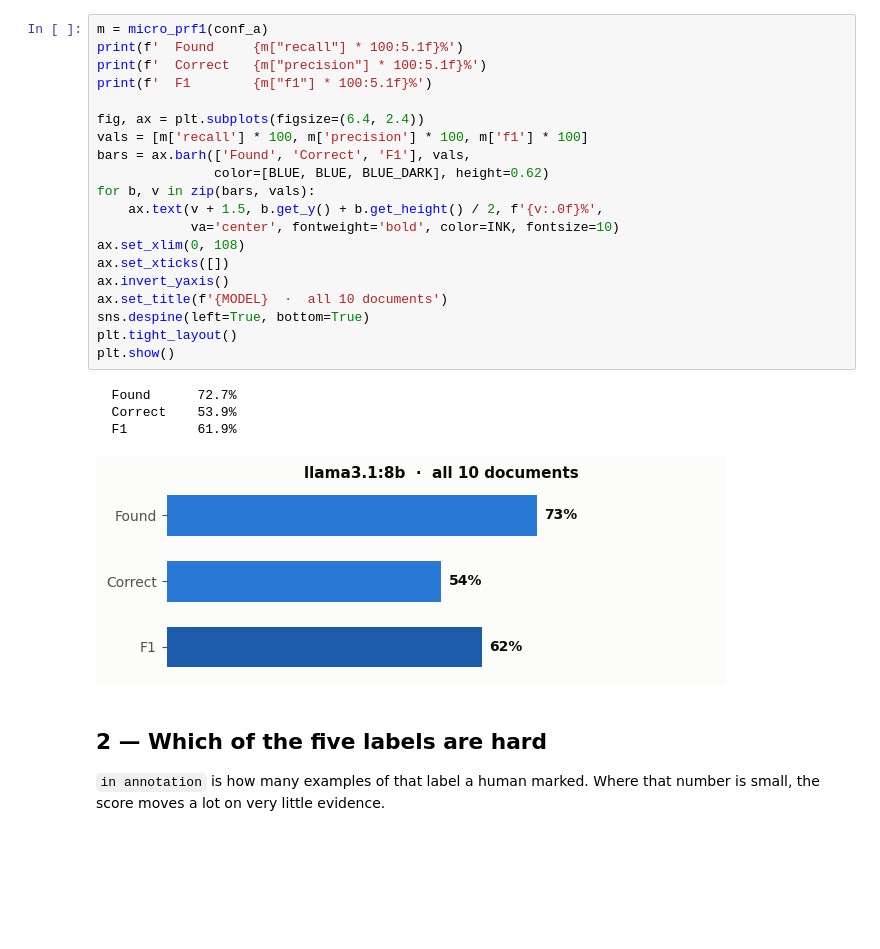
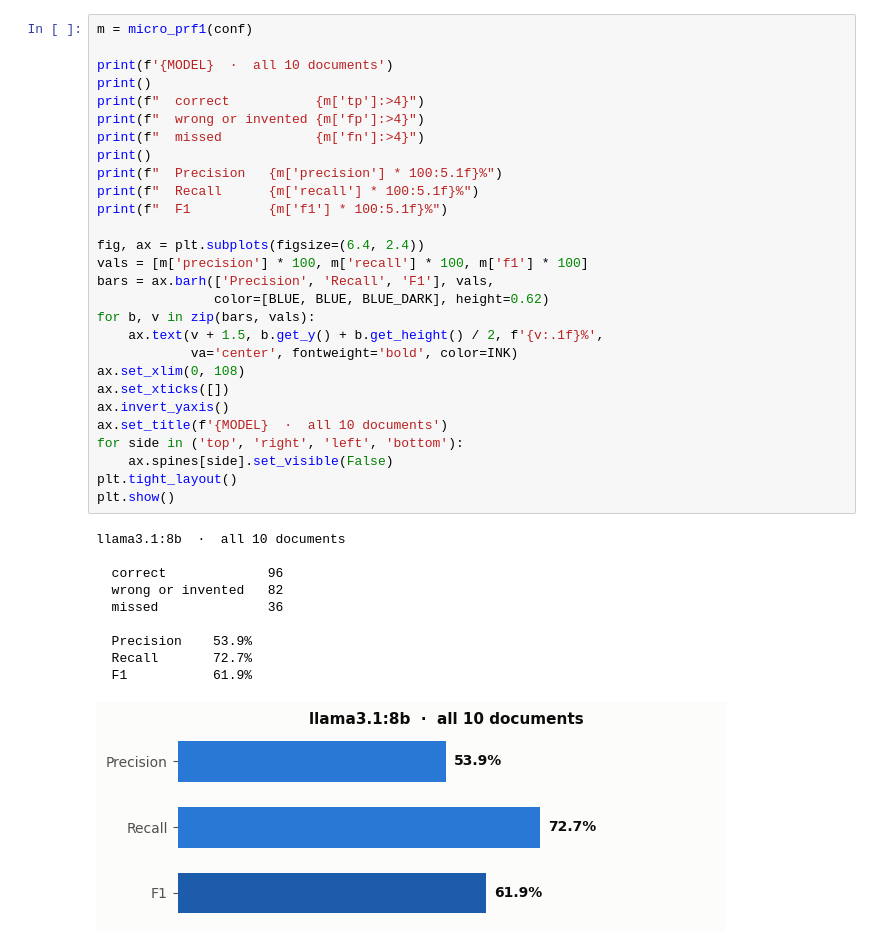
Before and after one commit to fairdataihub/dmpbridge, a Jupyter notebook: notebooks/1-llama31-8b-results-pdfplumber.ipynb, the cells around one changed output. Saved outputs shown, nothing was run; the diff lists cells and outputs as text; blank space fills up the shorter version.

```diff
--- a/notebooks/1-llama31-8b-results-pdfplumber.ipynb
+++ b/notebooks/1-llama31-8b-results-pdfplumber.ipynb
@@ -72,30 +73,39 @@ producing everything it can think of. It has to do both well.
 # %%
-m = micro_prf1(conf_a)
-print(f'  Found     {m["recall"] * 100:5.1f}%')
-print(f'  Correct   {m["precision"] * 100:5.1f}%')
-print(f'  F1        {m["f1"] * 100:5.1f}%')
+m = micro_prf1(conf)
+
+print(f'{MODEL}  ·  all 10 documents')
+print()
+print(f"  correct           {m['tp']:>4}")
+print(f"  wrong or invented {m['fp']:>4}")
+print(f"  missed            {m['fn']:>4}")
+print()
+print(f"  Precision   {m['precision'] * 100:5.1f}%")
+print(f"  Recall      {m['recall'] * 100:5.1f}%")
+print(f"  F1          {m['f1'] * 100:5.1f}%")
 
 fig, ax = plt.subplots(figsize=(6.4, 2.4))
-vals = [m['recall'] * 100, m['precision'] * 100, m['f1'] * 100]
-bars = ax.barh(['Found', 'Correct', 'F1'], vals,
+vals = [m['precision'] * 100, m['recall'] * 100, m['f1'] * 100]
+bars = ax.barh(['Precision', 'Recall', 'F1'], vals,
                color=[BLUE, BLUE, BLUE_DARK], height=0.62)
 for b, v in zip(bars, vals):
-    ax.text(v + 1.5, b.get_y() + b.get_height() / 2, f'{v:.0f}%',
-            va='center', fontweight='bold', color=INK, fontsize=10)
+    ax.text(v + 1.5, b.get_y() + b.get_height() / 2, f'{v:.1f}%',
+            va='center', fontweight='bold', color=INK)
 ax.set_xlim(0, 108)
 ax.set_xticks([])
 ax.invert_yaxis()
 ax.set_title(f'{MODEL}  ·  all 10 documents')
-sns.despine(left=True, bottom=True)
+for side in ('top', 'right', 'left', 'bottom'):
+    ax.spines[side].set_visible(False)
 plt.tight_layout()
 plt.show()
 # %% [output]
-  Found      72.7%
-  Correct    53.9%
-  F1         61.9%
+llama3.1:8b  ·  all 10 documents
+
+  correct             96
+  wrong or invented   82
+  missed              36
+
+  Precision    53.9%
+  Recall       72.7%
+  F1           61.9%
-[figure, old version]
+[figure, new version]
-# %% [markdown]
-## 2 — Which of the five labels are hard
-
-`in annotation` is how many examples of that label a human marked. Where that number
-is small, the score moves a lot on very little evidence.
```
Also changed, not shown: parts of 21 cells of this notebook.
